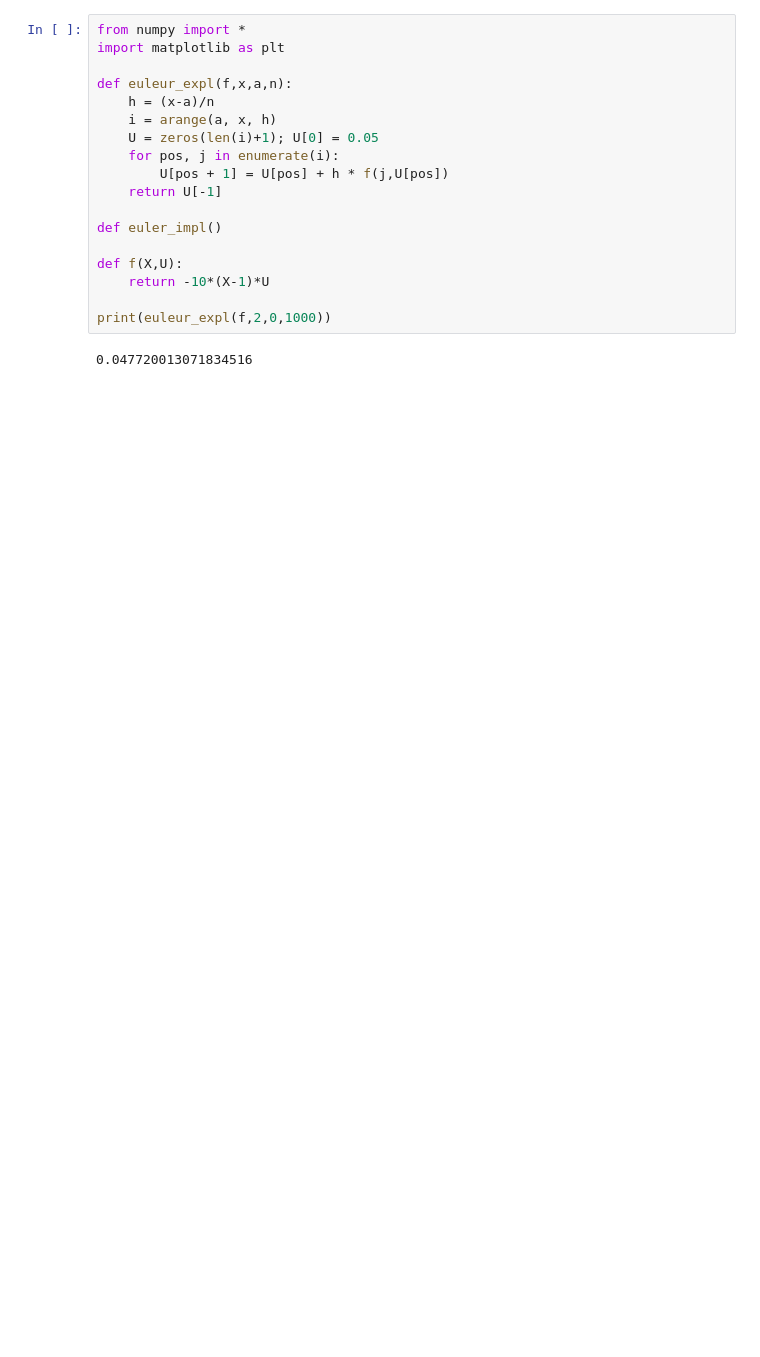
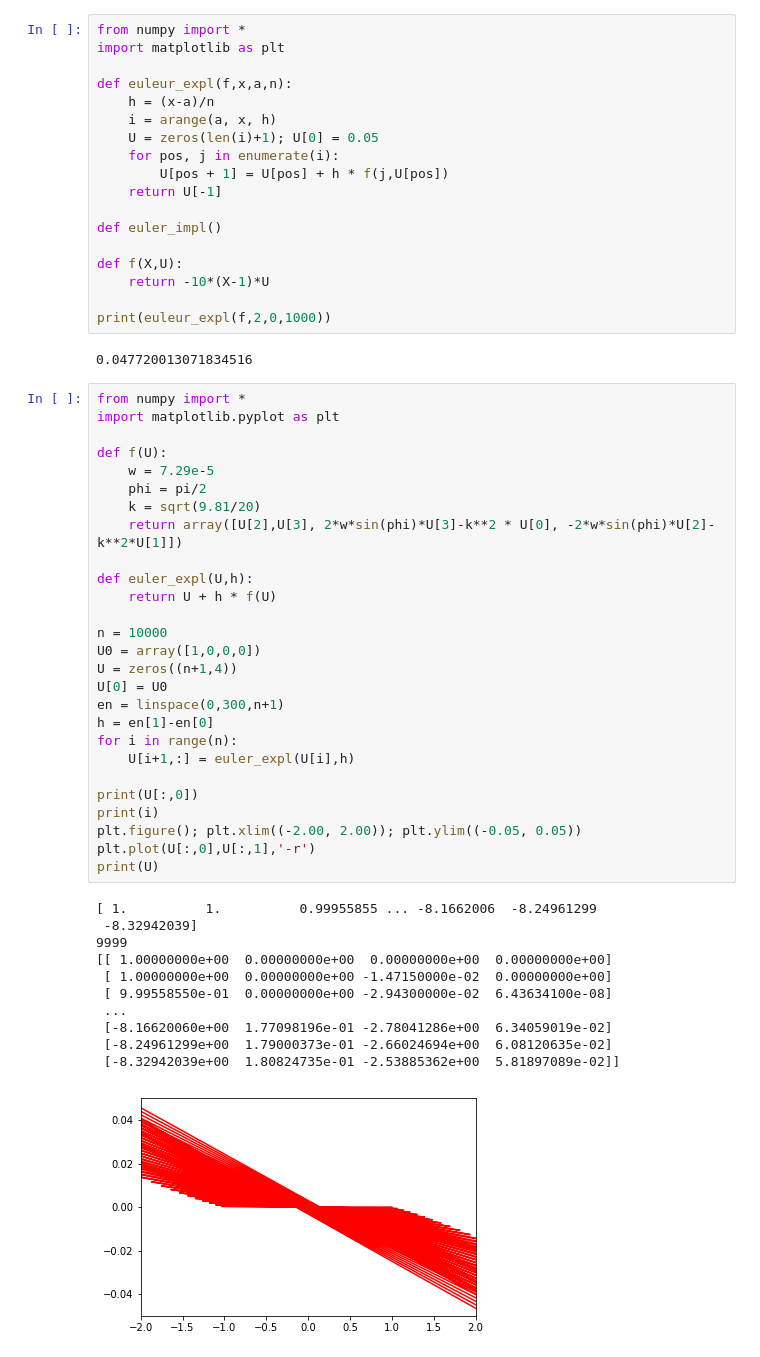
Before and after one commit to thetheos/BAC1MethodeNum, a Jupyter notebook: s9/Ape8/Ape8.ipynb, the cells around one changed output. Cells and saved outputs as stored; diff of their text form; blank space fills up the shorter version.

```diff
--- a/s9/Ape8/Ape8.ipynb
+++ b/s9/Ape8/Ape8.ipynb
@@ -84,3 +112,42 @@ def f(X,U):
 print(euleur_expl(f,2,0,1000))
 # %% [output]
 0.047720013071834516
+# %%
+from numpy import *
+import matplotlib.pyplot as plt
+
+def f(U):
+    w = 7.29e-5
+    phi = pi/2
+    k = sqrt(9.81/20)
+    return array([U[2],U[3], 2*w*sin(phi)*U[3]-k**2 * U[0], -2*w*sin(phi)*U[2]-k**2*U[1]])
+
+def euler_expl(U,h):
+    return U + h * f(U)
+
+n = 10000
+U0 = array([1,0,0,0])
+U = zeros((n+1,4))
+U[0] = U0
+en = linspace(0,300,n+1)
+h = en[1]-en[0]
+for i in range(n):
+    U[i+1,:] = euler_expl(U[i],h)
+
+print(U[:,0])
+print(i)
+plt.figure(); plt.xlim((-2.00, 2.00)); plt.ylim((-0.05, 0.05))
+plt.plot(U[:,0],U[:,1],'-r')
+print(U)
+# %% [output]
+[ 1.          1.          0.99955855 ... -8.1662006  -8.24961299
+ -8.32942039]
+9999
+[[ 1.00000000e+00  0.00000000e+00  0.00000000e+00  0.00000000e+00]
+ [ 1.00000000e+00  0.00000000e+00 -1.47150000e-02  0.00000000e+00]
+ [ 9.99558550e-01  0.00000000e+00 -2.94300000e-02  6.43634100e-08]
+ ...
+ [-8.16620060e+00  1.77098196e-01 -2.78041286e+00  6.34059019e-02]
+ [-8.24961299e+00  1.79000373e-01 -2.66024694e+00  6.08120635e-02]
+ [-8.32942039e+00  1.80824735e-01 -2.53885362e+00  5.81897089e-02]]
+[figure, added]
```
Also changed, not shown: parts of 1 cell of this notebook, 11 other files.
